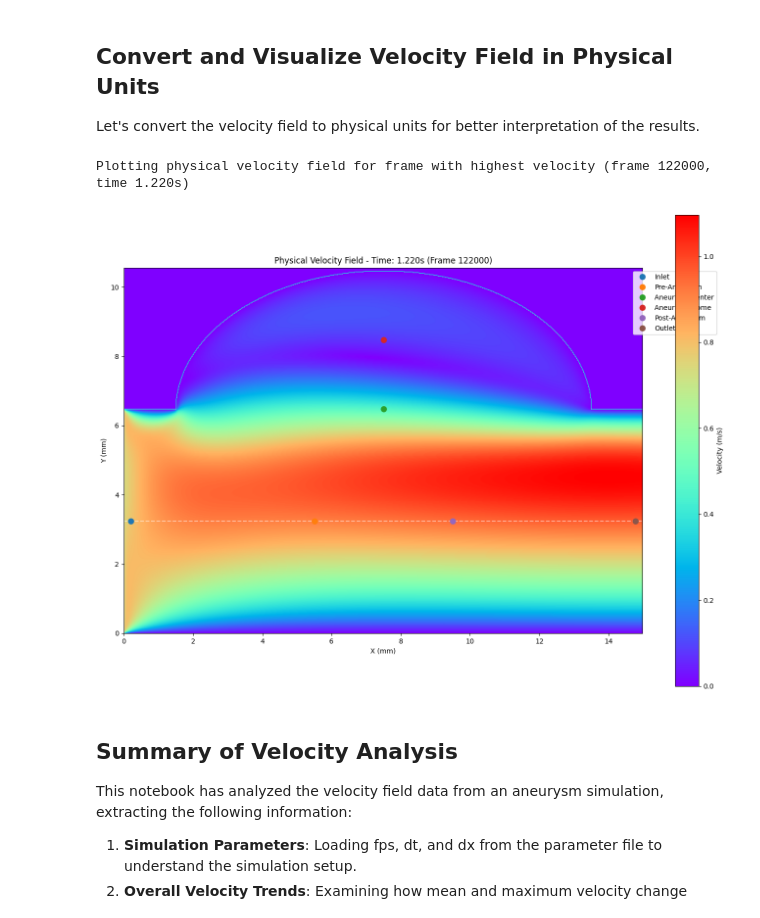
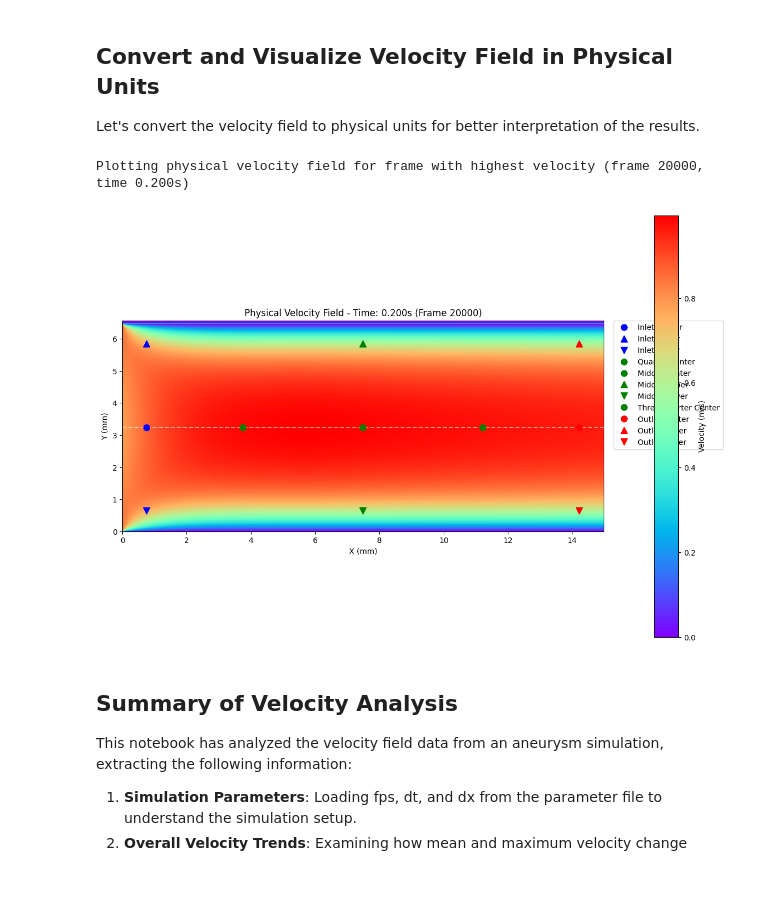
Before and after one commit to DynoAbd786-Uni/dissertation, a Jupyter notebook: visualisation_src/objective_2_visualiser.ipynb, the cells around one changed output. Saved outputs shown, nothing was run; the diff lists cells and outputs as text; code cells hidden in the pictures; blank space fills up the shorter version.

```diff
--- a/visualisation_src/objective_2_visualiser.ipynb
+++ b/visualisation_src/objective_2_visualiser.ipynb
@@ -17,11 +23,19 @@ import time
 ## Load Simulation Parameters from JSON
 # %%
 # Define the base directory where the simulation results are located
-base_dir = Path('/home/abdua786/code/uni/3/dissertation/dissertation')
-simulation_folder = base_dir / 'aneurysm_simulation_results'
+base_dir = Path.cwd()
+
+# Define the simulation folder path for the time-dependent Zouhe standard BGK simulation
+simulation_folder = base_dir / '../results/pipe_flow/time_dependent_zouhe_standard_bgk'
 
 # Path to the parameter JSON file
-param_file = simulation_folder / 'parameters' / 'aneurysm_params 11:54:49 06-05-2025.json'
+param_file = simulation_folder / 'parameters' / 'pipe_tdzh_bgk_params.json'
+
+# # Define the simulation folder path for the time-dependent Zouhe non-Newtonian BGK simulation
+# simulation_folder = base_dir / '../results/pipe_flow/time_dependent_zouhe_non_newtonian_bgk'
+
+# # Path to the parameter JSON file
+# param_file = simulation_folder / 'parameters' / 'pipe_tdzh_nnbgk_params.json'
 
 # Load and parse the parameters
 with open(param_file, 'r') as f:
@@ -66,7 +80,7 @@ try:
     print("\nPhysical dimensions:")
     print(f"Vessel length: {vessel_length_mm} mm ({vessel_length_lu} lattice units)")
     print(f"Vessel diameter: {vessel_diameter_mm} mm ({vessel_diameter_lu} lattice units)")
-    print(f"Aneurysm bulge: {bulge_horizontal_mm} × {bulge_vertical_mm} mm")
+    print(f"Aneurysm bulge: {bulge_horizontal_mm} x {bulge_vertical_mm} mm")
     print(f"Kinematic viscosity: {kinematic_viscosity} m²/s")
 
 except KeyError as e:
@@ -571,53 +654,73 @@ def plot_physical_velocity_field(frame_idx=0):
     velocity_scale = dx / dt  # m/s per lattice unit
     phys_velocity = reshaped_data * velocity_scale
 
-    # Create figure
-    fig, ax = plt.subplots(figsize=(14, 10))
+    # Create figure with adjusted layout to provide space for the legend
+    fig = plt.figure(figsize=(14, 10))
+    # Create gridspec with space for the colorbar
+    gs = fig.add_gridspec(1, 2, width_ratios=[20, 1])  # Main plot and colorbar
+    ax = fig.add_subplot(gs[0, 0])  # Main plot
+    cbar_ax = fig.add_subplot(gs[0, 1])  # Colorbar axis
 
     # Plot velocity field
     im = ax.imshow(phys_velocity, cmap='rainbow', origin='lower',
                extent=[0, max(x_phys), 0, max(y_phys)])
 
     # Mark vessel boundaries (approximate)
     vessel_center_mm = vessel_centre_lu * dx * 1000
-    vessel_radius_mm = (vessel_diameter_lu/2) * dx * 1000
+    vessel_radius_mm = (params['input_parameters']['vessel_diameter_lu']/2) * dx * 1000
 
     # Draw vessel centerline
     ax.axhline(y=vessel_center_mm, color='white', linestyle='--', alpha=0.5)
-
-    # Mark aneurysm location
-    bulge_center_x_mm = bulge_centre_x_lu * dx * 1000
-    bulge_center_y_mm = bulge_centre_y_lu * dx * 1000
-    bulge_width_mm = params['input_parameters']['bulge_horizontal_lu'] * dx * 1000 / 2
-    bulge_height_mm = params['input_parameters']['bulge_vertical_lu'] * dx * 1000 / 2
 
     # Add markers for points of interest
     for point_name, (x, y) in points_of_interest.items():
         x_mm = x * dx * 1000
         y_mm = y * dx * 1000
-        ax.plot(x_mm, y_mm, 'o', markersize=8, label=point_name)
+        marker_style = 'o'  # Default marker
+        marker_color = 'white'  # Default color
 
-    # Add colorbar and labels
-    cbar = fig.colorbar(im, ax=ax)
+        # Use different markers for different positions
+        if 'Center' in point_name:
+            marker_style = 'o'
+        elif 'Upper' in point_name:
+            marker_style = '^'
+        elif 'Lower' in point_name:
+            marker_style = 'v'
+
+        # Use different colors for different regions
+        if 'Inlet' in point_name:
+            marker_color = 'blue'
+        elif 'Middle' in point_name or 'Quarter' in point_name:
+            marker_color = 'green'
+        elif 'Outlet' in point_name or 'Three-Quarter' in point_name:
+            marker_color = 'red'
+
+        ax.plot(x_mm, y_mm, marker_style, markersize=8, color=marker_color, label=point_name)
+
+    # Add colorbar to the dedicated axis
+    cbar = fig.colorbar(im, cax=cbar_ax)
     cbar.set_label('Velocity (m/s)')
 
     ax.set_xlabel('X (mm)')
     ax.set_ylabel('Y (mm)')
     ax.set_title(f'Physical Velocity Field - Time: {phys_time:.3f}s (Frame {frame_num})')
-    ax.legend(loc='upper right', bbox_to_anchor=(1.15, 1))
 
-    plt.tight_layout()
+    # Place legend outside the main plot to avoid overlap
+    ax.legend(loc='upper left', bbox_to_anchor=(1.02, 1), borderaxespad=0)
+
+    # Adjust layout to make room for the legend
+    plt.subplots_adjust(right=0.85)
     plt.show()
 
     return phys_velocity
 
 # Plot the velocity field in physical units for a frame with high velocity
 high_velocity_frame = np.argmax(max_velocities)
 print(f"Plotting physical velocity field for frame with highest velocity (frame {frame_numbers[high_velocity_frame]}, time {physical_times[high_velocity_frame]:.3f}s)")
 phys_vel_field = plot_physical_velocity_field(high_velocity_frame)
 # %% [output]
-Plotting physical velocity field for frame with highest velocity (frame 122000, time 1.220s)
+Plotting physical velocity field for frame with highest velocity (frame 20000, time 0.200s)
-[figure, old version]
+[figure, new version]
 # %% [markdown]
 ## Summary of Velocity Analysis
 
```
Also changed, not shown: parts of 11 cells of this notebook, 15 other files.
